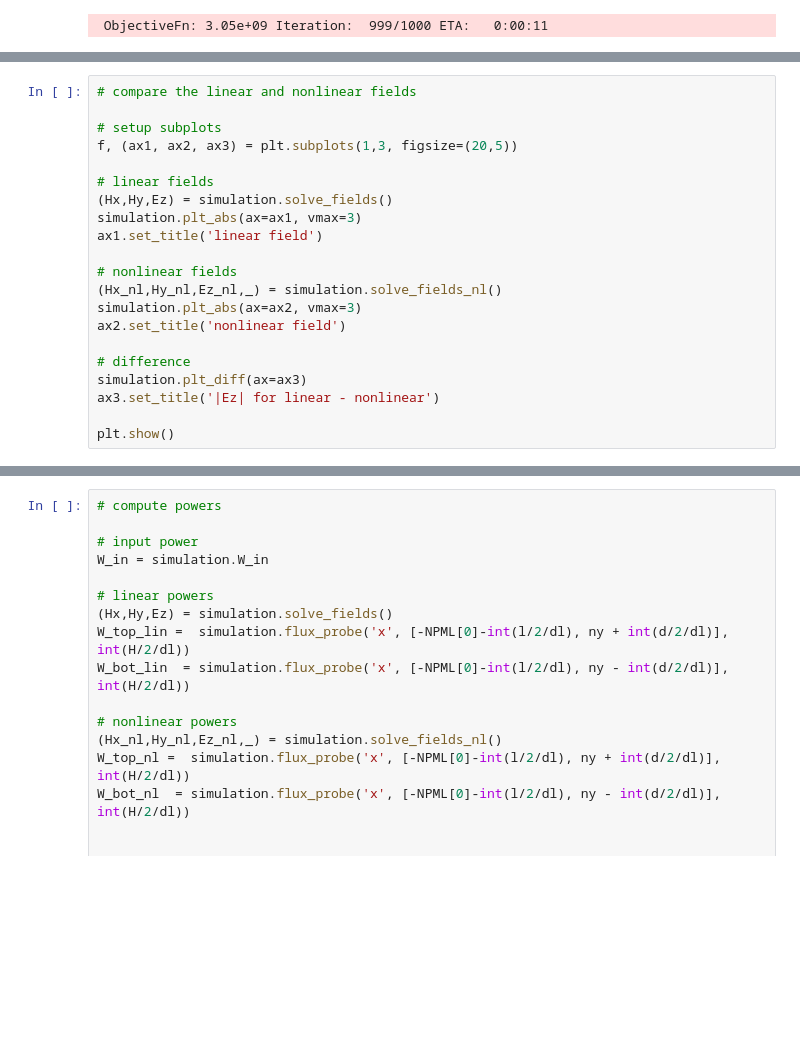
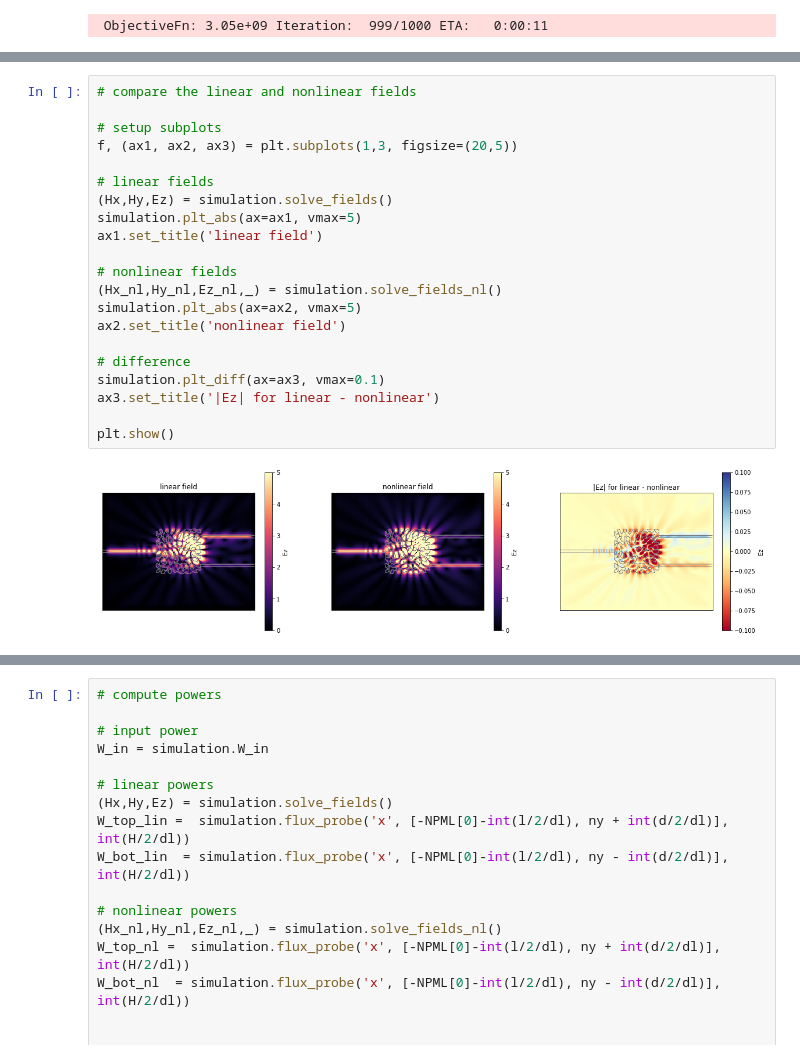
Before and after one commit to fancompute/angler, a Jupyter notebook: Notebooks/LBFGS.ipynb, the cells around one changed output, grey strips where cells are left out. Drawn from its saved outputs; the diff is of its cells as text; blank space fills up the shorter version.

```diff
--- a/Notebooks/LBFGS.ipynb
+++ b/Notebooks/LBFGS.ipynb
@@ -190,24 +192,26 @@ plt.show()
 # %%
 # compare the linear and nonlinear fields
 
 # setup subplots
 f, (ax1, ax2, ax3) = plt.subplots(1,3, figsize=(20,5))
 
 # linear fields
 (Hx,Hy,Ez) = simulation.solve_fields()
-simulation.plt_abs(ax=ax1, vmax=3)
+simulation.plt_abs(ax=ax1, vmax=5)
 ax1.set_title('linear field')
 
 # nonlinear fields
 (Hx_nl,Hy_nl,Ez_nl,_) = simulation.solve_fields_nl()
-simulation.plt_abs(ax=ax2, vmax=3)
+simulation.plt_abs(ax=ax2, vmax=5)
 ax2.set_title('nonlinear field')
 
 # difference
-simulation.plt_diff(ax=ax3)
+simulation.plt_diff(ax=ax3, vmax=0.1)
 ax3.set_title('|Ez| for linear - nonlinear')
 
 plt.show()
+# %% [output]
+[figure, added]
 # %%
 # compute the refractive index shift
 index_shift = simulation.compute_index_shift()
```
Also changed, not shown: parts of 3 cells of this notebook.
